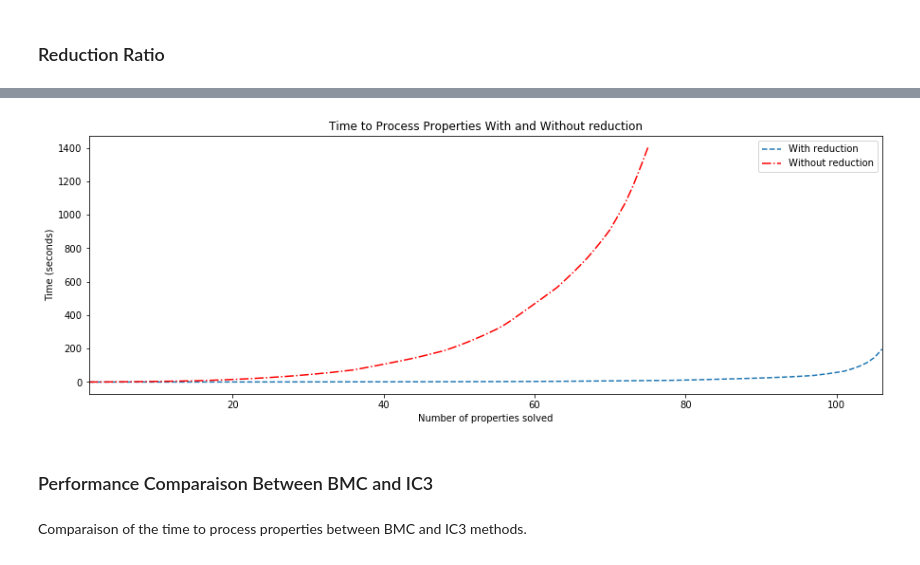
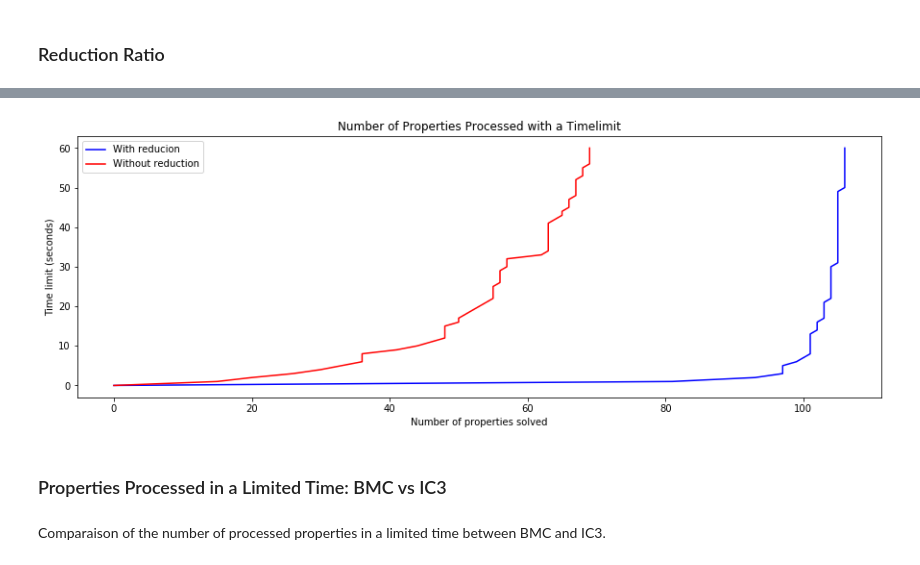
Before and after one commit to nicolasAmat/SMPT, a Jupyter notebook: benchmark/experimental_results.ipynb, the cells around one changed output, grey strips where cells are left out. Cells and saved outputs as stored; diff of their text form; code cells hidden in the pictures.

```diff
--- a/benchmark/experimental_results.ipynb
+++ b/benchmark/experimental_results.ipynb
@@ -15,3 +21,6 @@ path_data = 'data/merged/'
+# %%
+TIMEOUT = 60
+FIGSIZE = (15,5)
 # %% [markdown]
 ## Load Data
 # %% [markdown]
@@ -230,15 +198,35 @@ df_time_without_reduction
-# %%
-# Draw time to process properties with and without Petri nets reduction.
-ax = plt.gca()
-df_time_with_reduction.plot(kind='line', x='COUNTER', y='TIME_WITH_REDUCTION', label='With reduction', linestyle='--', ax=ax)
-df_time_without_reduction.plot(kind='line', x='COUNTER', y='TIME_WITHOUT_REDUCTION', label='Without reduction', linestyle='-.', color='red', ax=ax, figsize=(15,5))
-plt.xlabel('Number of properties solved')
-plt.ylabel('Time (seconds)')
-plt.title("Time to Process Properties With and Without reduction")
-plt.show()
-# %% [output]
-[figure, removed]
-# %% [markdown]
-### Performance Comparaison Between BMC and IC3
+# %%
+def properties_processed_in_limited_time(reduction):
+    """ Plot the number of properties processed with a timelimit with or without reduction.
+    """
+    df = df_properties[['TIME_{}_REDUCTION'.format(reduction)]].query('TIME_{}_REDUCTION == TIME_{}_REDUCTION'.format(reduction, reduction)).sort_values('TIME_{}_REDUCTION'.format(reduction)).reset_index(drop=True)
+
+    def time_query(x):
+        return df[['TIME_{}_REDUCTION'.format(reduction)]].query('TIME_{}_REDUCTION <= {}'.format(reduction, x)).shape[0]
+
+    y_axis = np.arange(TIMEOUT + 1)
+    x_axis = [time_query(x) for x in y_axis]
+
+    if reduction == 'WITH':
+        color, label = 'blue', 'With reducion'
+    else:
+        color, label = 'red', 'Without reduction'
+
+    plt.plot(x_axis, y_axis, color=color, label=label)
+# %%
+plt.figure(figsize=FIGSIZE)
+
+properties_processed_in_limited_time('WITH')
+properties_processed_in_limited_time('WITHOUT')
+
+plt.legend()
+plt.xlabel('Number of properties solved')
+plt.ylabel('Time limit (seconds)')
+plt.title("Number of Properties Processed with a Timelimit")
+plt.show()
+# %% [output]
+[figure, added]
+# %% [markdown]
+### Properties Processed in a Limited Time: BMC vs IC3
 # %% [markdown]
-Comparaison of the time to process properties between BMC and IC3 methods.
+Comparaison of the number of processed properties in a limited time between BMC and IC3.
```
Also changed, not shown: parts of 23 cells of this notebook.
